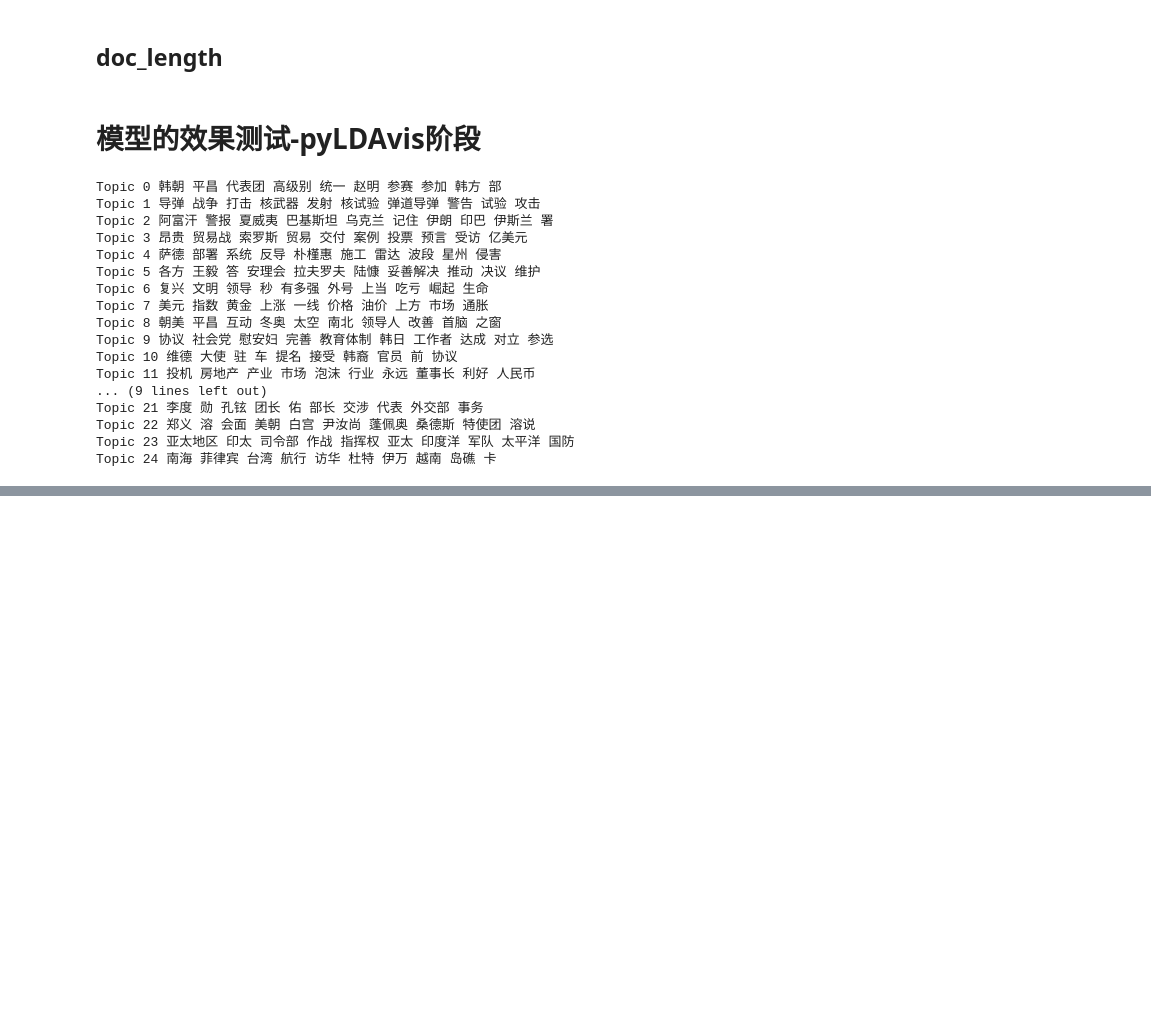
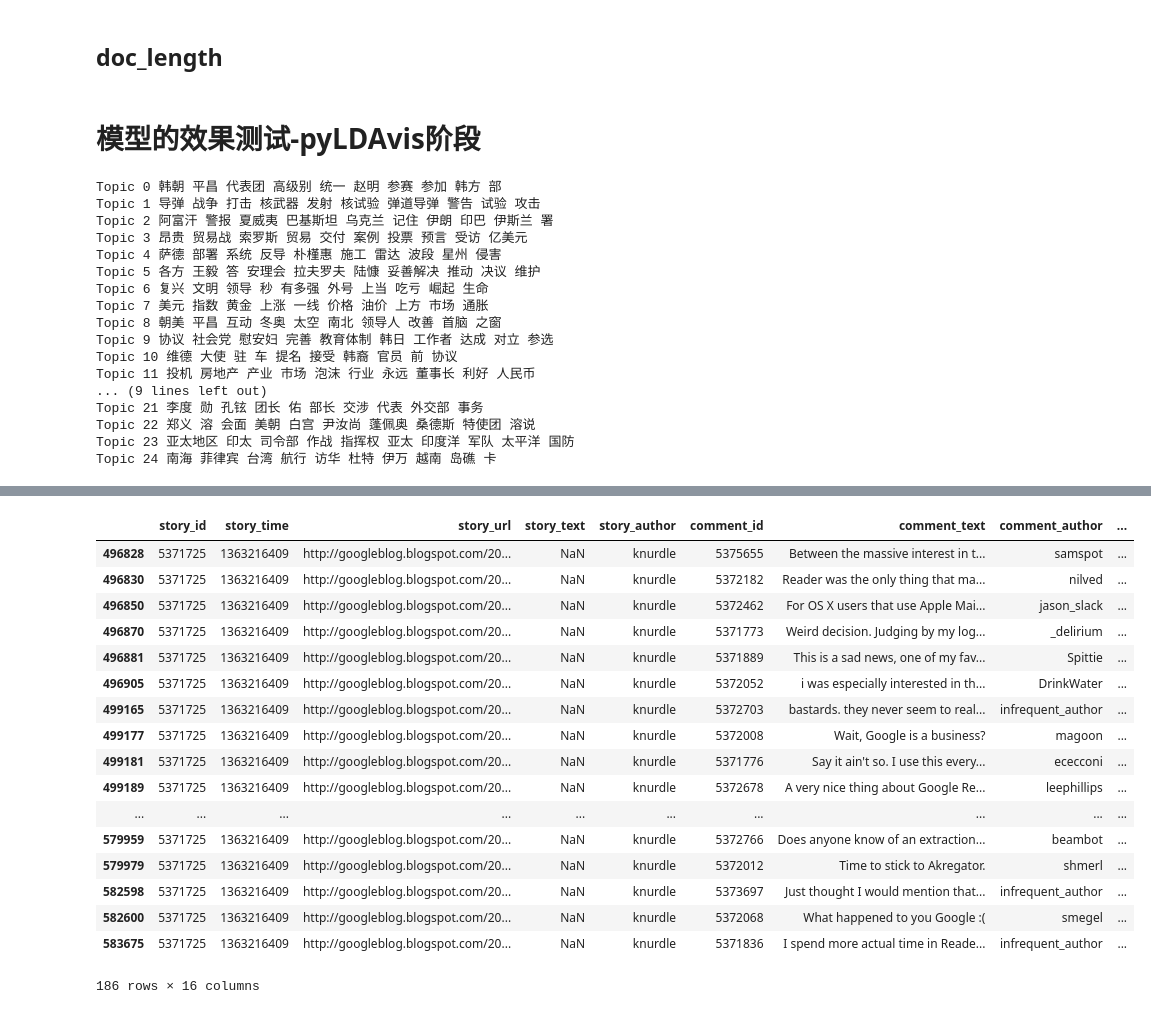
Before and after one commit to JA1lE1/Topic_Evolution_developing, a Jupyter notebook: Explore_pyLDAvis.ipynb, the cells around one changed output, grey strips where cells are left out. Cells and saved outputs as stored; diff of their text form; code cells hidden in the pictures; blank space fills up the shorter version.

```diff
--- a/Explore_pyLDAvis.ipynb
+++ b/Explore_pyLDAvis.ipynb
@@ -62,0 +167,33 @@ pyLDAvis.display(prepared_data)
+# %%
+
+# Convert all integer arrays to int32
+for col, dtype in zip(features.columns, features.dtypes):
+    if dtype is np.dtype('int64'):
+        features[col] = features[col].astype('int32')
+# %%
+max_length = 250   # Limit of 250 words per comment
+min_author_comments = 50  # Exclude authors with fewer comments
+nrows = None  # Number of rows of file to read; None reads in full file
+# %%
+# Extract numpy arrays over the fields we want covered by topics
+# Convert to categorical variables
+author_counts = features['comment_author'].value_counts()
+to_remove = author_counts[author_counts < min_author_comments].index
+mask = features['comment_author'].isin(to_remove).values
+author_name = features['comment_author'].values.copy()
+author_name[mask] = 'infrequent_author'
+features['comment_author'] = author_name
+authors = pd.Categorical(features['comment_author'])
+author_id = authors.codes
+author_name = authors.categories
+story_id = pd.Categorical(features['story_id']).codes
+# Chop timestamps into days
+story_time = pd.to_datetime(features['story_time'], unit='s')
+days_since = (story_time - story_time.min()) / pd.Timedelta('1 day')
+time_id = days_since.astype('int32')
+days_since = (story_time - story_time.min()) / pd.Timedelta('1 day')
+features['story_id_codes'] = story_id
+features['author_id_codes'] = story_id
+features['time_id_codes'] = time_id
+features['days_since'] = days_since
+features['story_dt'] = story_time
@@ -62,0 +209,6 @@ pyLDAvis.display(prepared_data)
+# %%
+# 某一个特定网站的的数据提取
+top_urls = features['story_url'].value_counts().index   #参考 https://zhuanlan.zhihu.com/p/29986906
+mask = features['story_url'] == top_urls[1]
+story_id_code = features[mask].story_id_codes.values[0]
+story_id_url = features[mask].story_url.values[0]
@@ -62,0 +235,21 @@ pyLDAvis.display(prepared_data)
+# %%
+ features[mask]
+# %% [output]
+|  | story_id | story_time | story_url | story_text | story_author | comment_id | comment_text | comment_author | ... |
+| 496828 | 5371725 | 1363216409 | http://googleblog.blogspot.com/20... | NaN | knurdle | 5375655 | Between the massive interest in t... | samspot | ... |
+| 496830 | 5371725 | 1363216409 | http://googleblog.blogspot.com/20... | NaN | knurdle | 5372182 | Reader was the only thing that ma... | nilved | ... |
+| 496850 | 5371725 | 1363216409 | http://googleblog.blogspot.com/20... | NaN | knurdle | 5372462 | For OS X users that use Apple Mai... | jason_slack | ... |
+| 496870 | 5371725 | 1363216409 | http://googleblog.blogspot.com/20... | NaN | knurdle | 5371773 | Weird decision. Judging by my log... | _delirium | ... |
+| 496881 | 5371725 | 1363216409 | http://googleblog.blogspot.com/20... | NaN | knurdle | 5371889 | This is a sad news, one of my fav... | Spittie | ... |
+| 496905 | 5371725 | 1363216409 | http://googleblog.blogspot.com/20... | NaN | knurdle | 5372052 | i was especially interested in th... | DrinkWater | ... |
+| 499165 | 5371725 | 1363216409 | http://googleblog.blogspot.com/20... | NaN | knurdle | 5372703 | bastards. they never seem to real... | infrequent_author | ... |
+| 499177 | 5371725 | 1363216409 | http://googleblog.blogspot.com/20... | NaN | knurdle | 5372008 | Wait, Google is a business? | magoon | ... |
+| 499181 | 5371725 | 1363216409 | http://googleblog.blogspot.com/20... | NaN | knurdle | 5371776 | Say it ain't so. I use this every... | ececconi | ... |
+| 499189 | 5371725 | 1363216409 | http://googleblog.blogspot.com/20... | NaN | knurdle | 5372678 | A very nice thing about Google Re... | leephillips | ... |
+| ... | ... | ... | ... | ... | ... | ... | ... | ... | ... |
+| 579959 | 5371725 | 1363216409 | http://googleblog.blogspot.com/20... | NaN | knurdle | 5372766 | Does anyone know of an extraction... | beambot | ... |
+| 579979 | 5371725 | 1363216409 | http://googleblog.blogspot.com/20... | NaN | knurdle | 5372012 | Time to stick to Akregator. | shmerl | ... |
+| 582598 | 5371725 | 1363216409 | http://googleblog.blogspot.com/20... | NaN | knurdle | 5373697 | Just thought I would mention that... | infrequent_author | ... |
+| 582600 | 5371725 | 1363216409 | http://googleblog.blogspot.com/20... | NaN | knurdle | 5372068 | What happened to you Google :( | smegel | ... |
+| 583675 | 5371725 | 1363216409 | http://googleblog.blogspot.com/20... | NaN | knurdle | 5371836 | I spend more actual time in Reade... | infrequent_author | ... |
+186 rows × 16 columns
```
Also changed, not shown: parts of 25 cells of this notebook, 3 other files.
